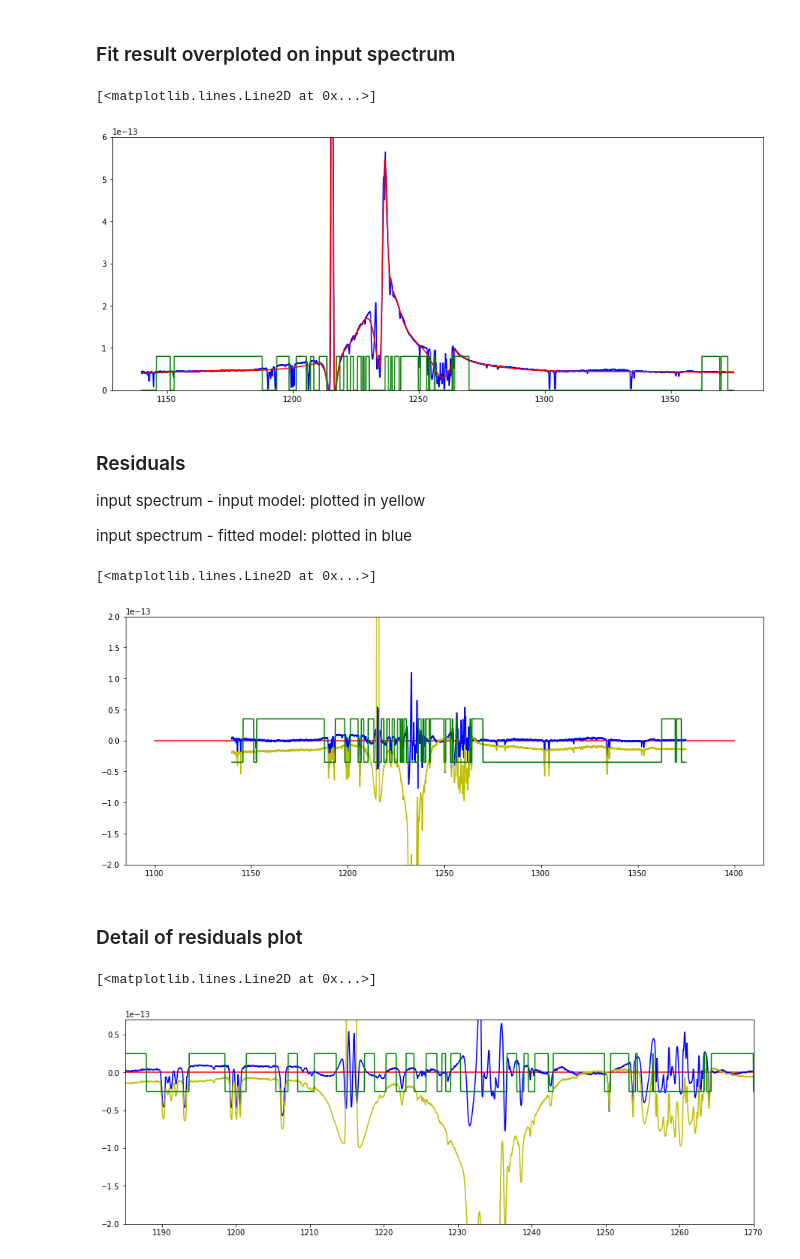
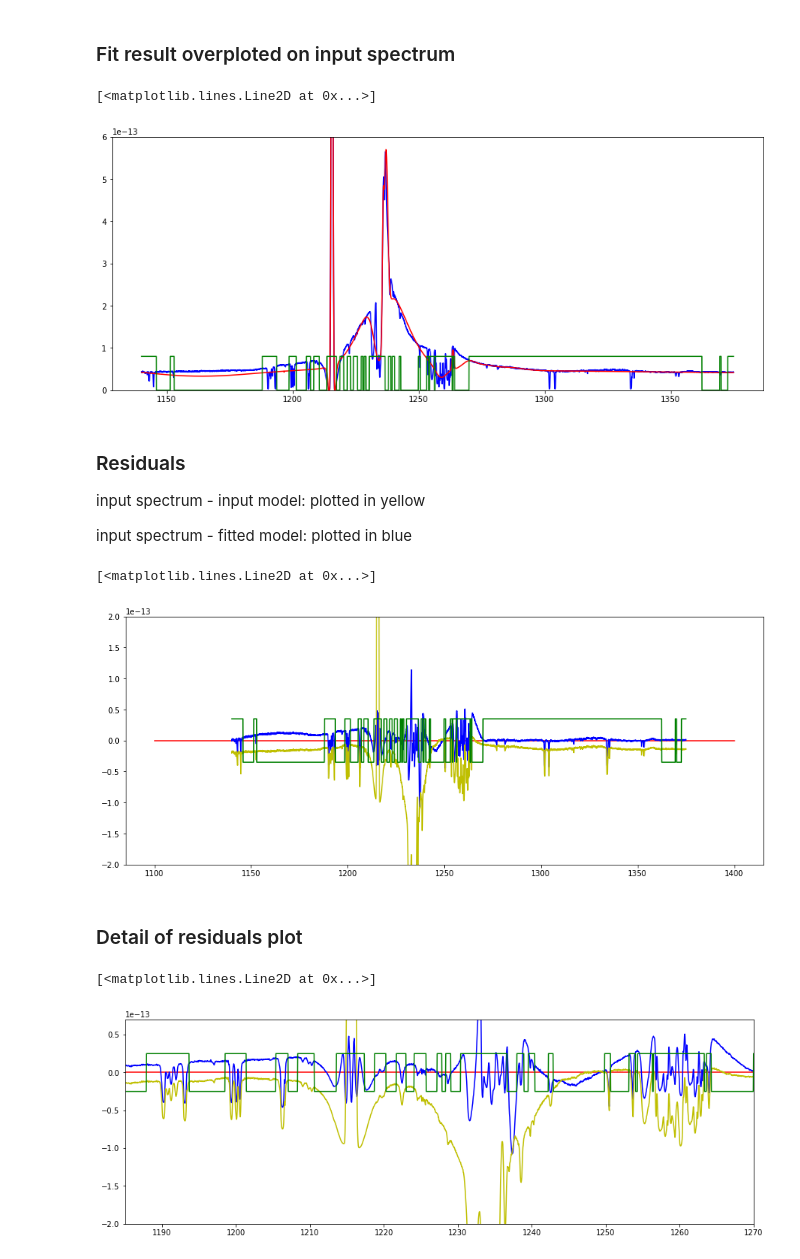
Before and after one commit to ibusko/specfit, a Jupyter notebook: proto/linefit_demo_specutils.ipynb, the cells around one changed output. Saved outputs shown, nothing was run; the diff lists cells and outputs as text; code cells hidden in the pictures.

```diff
--- a/proto/linefit_demo_specutils.ipynb
+++ b/proto/linefit_demo_specutils.ipynb
@@ -180,11 +180,17 @@ import astropy.modeling.fitting as fitting
 from specutils.fitting import fit_lines
 import time
 
+# weight array contains both mask and uncertainties
+w = line_mask.copy()
+w /= spectrum.uncertainty.array
+max_w = np.max(w)
+w /= max_w
+
 start_time = time.time()
 
 # pass an explicit fitter so we can check for diagnostics
 fitter = fitting.LevMarLSQFitter()
-fit_result = fit_lines(spectrum, compound_model, fitter=fitter, maxiter=5000)
+fit_result = fit_lines(spectrum, compound_model, fitter=fitter, weights=w, maxiter=5000)
 
 end_time = time.time()
 
@@ -251,10 +257,10 @@ plt.gcf().set_size_inches(15.,6.)
 plt.ylim(0., 6.e-13)
 plt.plot(spectrum.spectral_axis.data, spectrum.flux.data, 'b')
 plt.plot(spectrum.spectral_axis.data, fitted_spectrum, 'r')
-plt.plot(spectrum.spectral_axis.data, mask*8.E-14, 'g')
+plt.plot(spectrum.spectral_axis.data, line_mask*8.E-14, 'g')
 # %% [output]
 [<matplotlib.lines.Line2D at 0x...>]
-[figure, old version]
+[figure, new version]
 # %% [markdown]
 <h3>Residuals</h3>
 
@@ -270,20 +276,20 @@ plt.ylim(-2.e-13, 2.e-13)
 plt.plot([1100., 1400], [0., 0.], 'r')
 plt.plot(spectrum.spectral_axis.data, residuals, 'b')
 plt.plot(spectrum.spectral_axis.data, original_residuals, 'y')
-plt.plot(spectrum.spectral_axis.data, (mask-0.5)*7.E-14, 'g')
+plt.plot(spectrum.spectral_axis.data, (line_mask-0.5)*7.E-14, 'g')
 # %% [output]
 [<matplotlib.lines.Line2D at 0x...>]
-[figure, old version]
+[figure, new version]
 # %% [markdown]
 <h3>Detail of residuals plot</h3>
 # %%
 plt.gcf().set_size_inches(15.,5.)
 plt.xlim(1185., 1270.)
 plt.ylim(-2.e-13, 0.7e-13)
 plt.plot([1185., 1270], [0., 0.], 'r')
 plt.plot(spectrum.spectral_axis.data, residuals, 'b')
 plt.plot(spectrum.spectral_axis.data, original_residuals, 'y')
-plt.plot(spectrum.spectral_axis.data, (mask-0.5)*5.E-14, 'g')
+plt.plot(spectrum.spectral_axis.data, (line_mask-0.5)*5.E-14, 'g')
 # %% [output]
 [<matplotlib.lines.Line2D at 0x...>]
-[figure, old version]
+[figure, new version]
```
Also changed, not shown: parts of 3 cells of this notebook, 1 other file.
